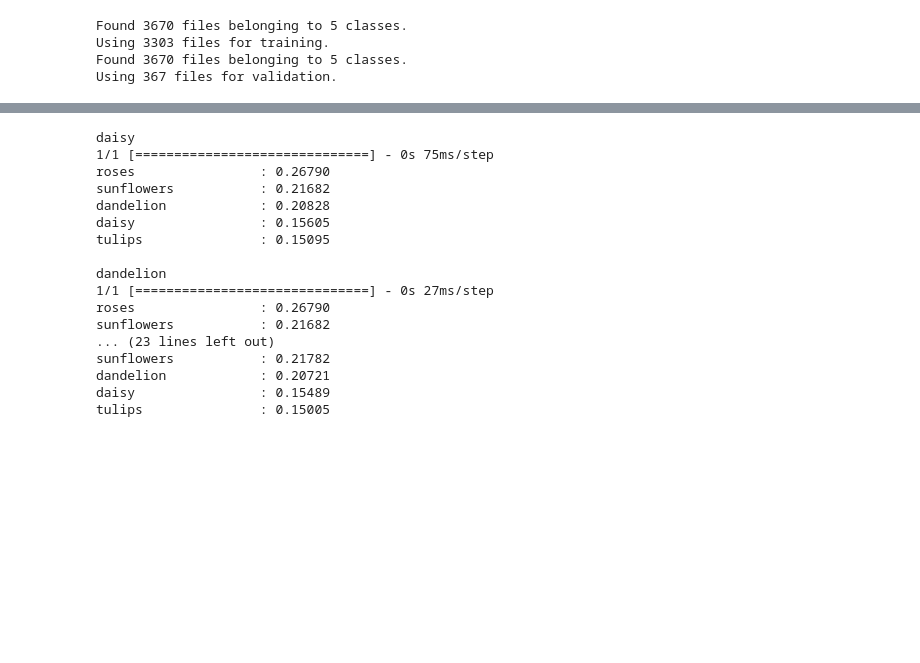
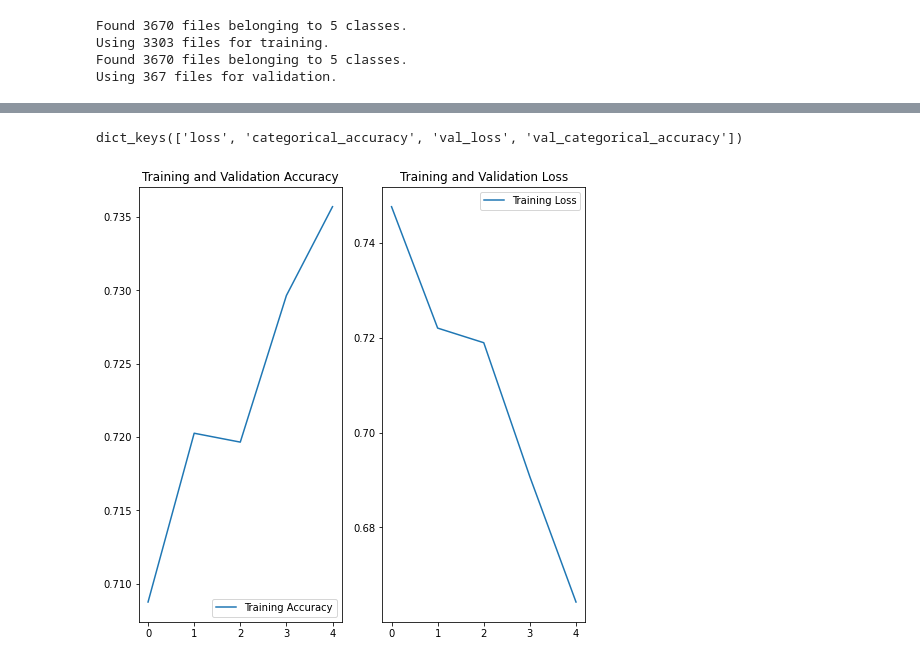
Before and after one commit to SirMeows/py-ml-mand-2-cnn-flowers, a Jupyter notebook: cnn_image_recognition_flowers.ipynb, the cells around one changed output, grey strips where cells are left out. Saved outputs shown, nothing was run; the diff lists cells and outputs as text; code cells hidden in the pictures; blank space fills up the shorter version.

```diff
--- a/cnn_image_recognition_flowers.ipynb
+++ b/cnn_image_recognition_flowers.ipynb
@@ -36,9 +36,10 @@ print(F'{data_dir} contains {image_count} images')
 batch_size=32
 color_mode='rgb'
 crop_to_aspect_ratio=True #resize the images without aspect ratio distortion
+epochs=5
 img_height=256
 img_width=256
-interploration='nearest' #interpolation method used when resizing images
+interploration='bicubic' #interpolation method used when resizing images
 kernel_size = (3,3)
 labels='inferred'
 label_mode='categorical' # labels are encoded as a categorical vector
@@ -83,12 +78,17 @@ no_of_classes=len(class_names)
 # %%
 model = Sequential([
     Rescaling(1./255),
+    RandomFlip('horizontal'),
+    RandomRotation(0.1),
+    RandomZoom(0.1),
+    Conv2D(no_of_filters, kernel_size, strides=2, activation='relu'),
+    MaxPool2D(),
     Conv2D(no_of_filters, kernel_size, strides=2, activation='relu'),
     MaxPool2D(),
     Conv2D(no_of_filters, kernel_size, strides=2, activation='relu'),
     MaxPool2D(),
     Flatten(),
-    Dense(units=128, activation='relu'),
+    Dense(units=500, activation='relu'),
     Dense(no_of_classes, activation='softmax')
 ])
 # %%
@@ -98,5 +98,5 @@ model.compile(
     metrics=['categorical_accuracy']
 )
 # %%
-model.fit(x=train_set, epochs=3)
+history = model.fit(x=train_set, validation_data=val_set, epochs=epochs)
 # %% [output]
@@ -114,3 +117,34 @@ validation_result = model.evaluate(val_set)
+# %%
+print(history.history.keys())
+#print(validation_result.history.keys())
+# %% [output]
+dict_keys(['loss', 'categorical_accuracy', 'val_loss', 'val_categorical_accuracy'])
+# %%
+# https://colab.research.google.com/github/tensorflow/docs/blob/master/site/en/tutorials/images/classification.ipynb#scrollTo=jWnopEChMMCn&line=6&uniqifier=1
+
+acc = history.history['categorical_accuracy']
+#val_acc = history.history['val_accuracy']
+
+loss = history.history['loss']
+#val_loss = history.history['val_loss']
+
+epochs_range = range(epochs)
+
+plt.figure(figsize=(8, 8))
+plt.subplot(1, 2, 1)
+plt.plot(epochs_range, acc, label='Training Accuracy')
+#plt.plot(epochs_range, val_acc, label='Validation Accuracy')
+plt.legend(loc='lower right')
+plt.title('Training and Validation Accuracy')
+
+plt.subplot(1, 2, 2)
+plt.plot(epochs_range, loss, label='Training Loss')
+#plt.plot(epochs_range, val_loss, label='Validation Loss')
+plt.legend(loc='upper right')
+plt.title('Training and Validation Loss')
+plt.show()
+# %% [output]
+[figure, added]
 # %%
 def print_result(class_names, result):
 
@@ -144,21 +178,3 @@ single_img_predict('/root/.keras/datasets/flower_photos/sunflowers/6122711533_2c
 print('')
 print('tulips')
 single_img_predict('/root/.keras/datasets/flower_photos/tulips/518256494_368a72db37.jpg')
-# %% [output]
-daisy
-1/1 [==============================] - 0s 75ms/step
-roses                : 0.26790
-sunflowers           : 0.21682
-dandelion            : 0.20828
-daisy                : 0.15605
-tulips               : 0.15095
-
-dandelion
-1/1 [==============================] - 0s 27ms/step
-roses                : 0.26790
-sunflowers           : 0.21682
-... (23 lines left out)
-sunflowers           : 0.21782
-dandelion            : 0.20721
-daisy                : 0.15489
-tulips               : 0.15005
```
Also changed, not shown: parts of 4 cells of this notebook.
